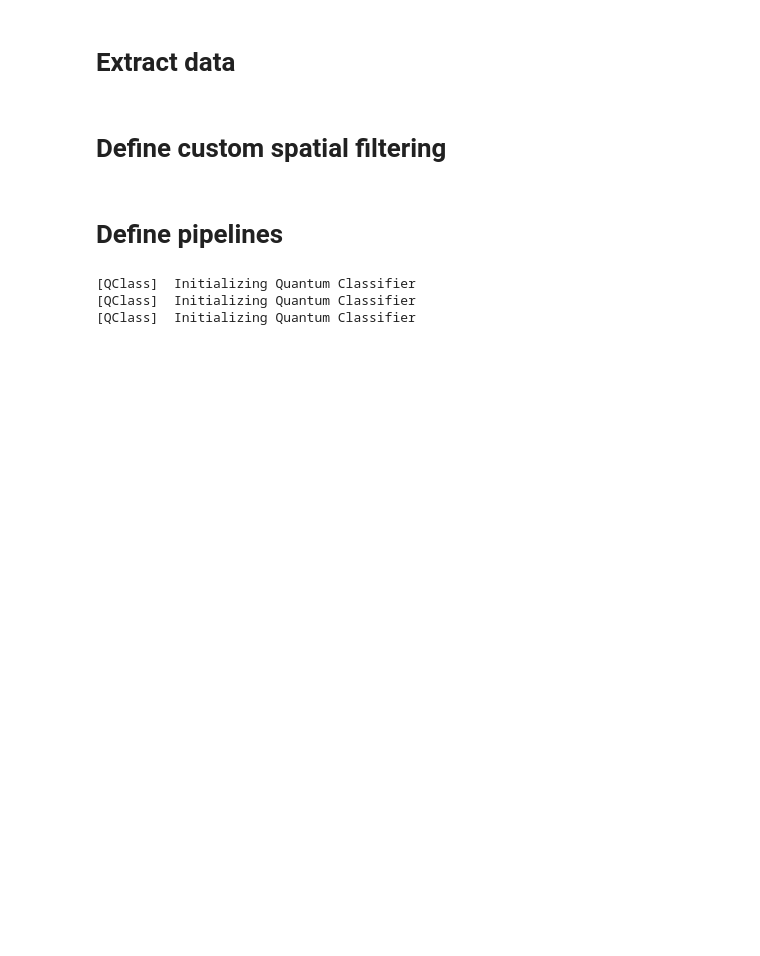
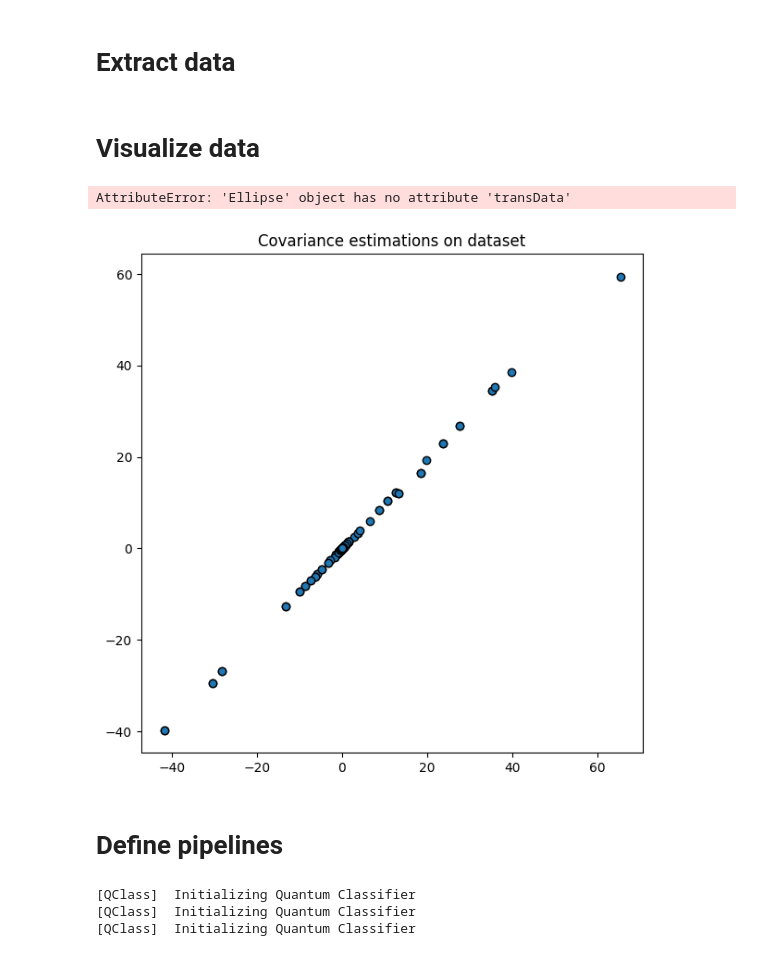
Before and after one commit to jiggychauhi/QC-Gait-Analysis, a Jupyter notebook: notebook_greg.ipynb, the cells around one changed output. Drawn from its saved outputs; the diff is of its cells as text; code cells hidden in the pictures; blank space fills up the shorter version.

Commit message:
WIP visualization

```diff
--- a/notebook_greg.ipynb
+++ b/notebook_greg.ipynb
@@ -42,5 +71,3 @@ pk_covdim = len(pk_dataset_covs[0][0])
 pk_dataset_covs_reshaped = np.array(pk_dataset_covs).reshape((pk_nsubjects * pk_nvideos, pk_covdim, pk_covdim))
 X = np.concatenate([c_dataset_covs_reshaped, pk_dataset_covs_reshaped], axis=0)
 y = np.concatenate([np.zeros(c_nsubjects * c_nvideos), np.ones(pk_nsubjects * pk_nvideos)])
-# %% [markdown]
-# Define custom spatial filtering
@@ -71,3 +74,15 @@ class PCA_SPD(TransformerMixin):
+# %% [markdown]
+# Visualize data
+# %%
+fig, ax = plt.subplots(figsize=(7, 7))
+ax.set_title("Covariance estimations on dataset")
+ax.scatter(X[0], X[1], c='C0', edgecolors="k", label='Inputs')
+X_reduced = PCA_SPD(n_components=2).fit(X, y).transform(X)
+for x in X_reduced:
+    ax = plot_cov_ellipse(ax, x)
+# %% [output]
+AttributeError: 'Ellipse' object has no attribute 'transData'
+[figure, added]
 # %% [markdown]
 # Define pipelines
 # %%
```
Also changed, not shown: parts of 4 cells of this notebook.
